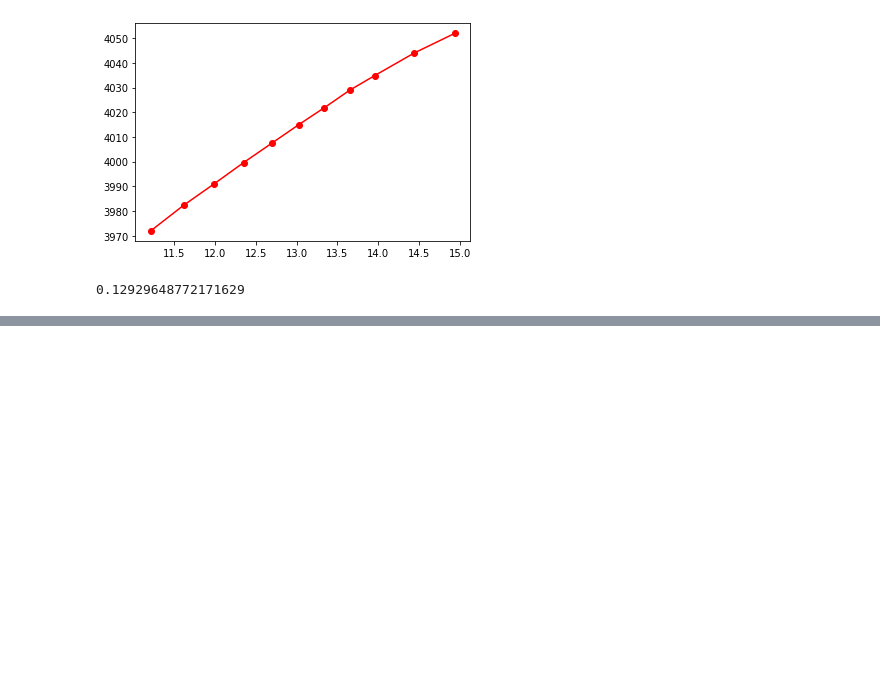
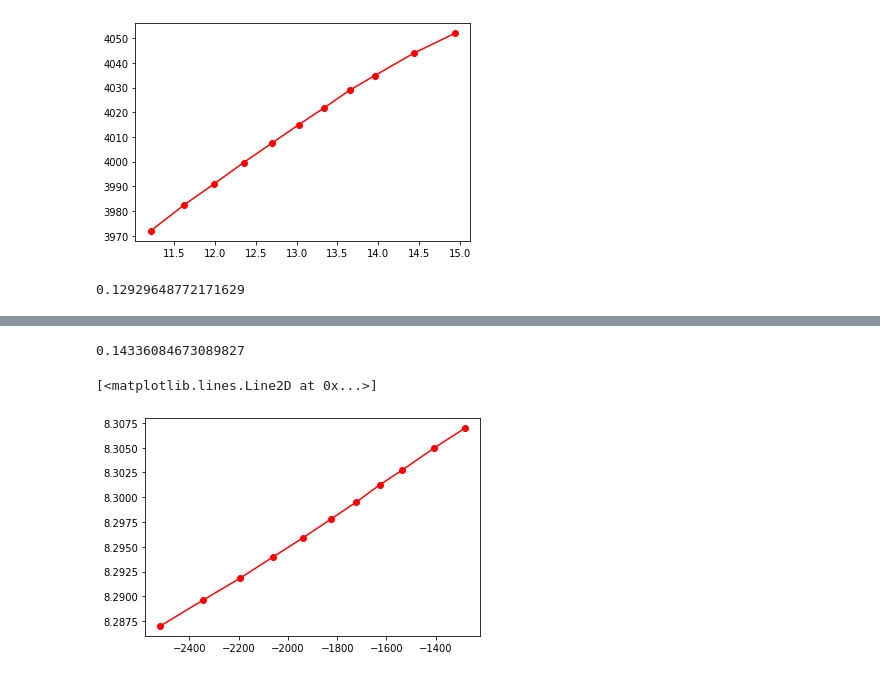
Before and after one commit to IDAnton/BET, a Jupyter notebook: BET.ipynb, the cells around one changed output, grey strips where cells are left out. Drawn from its saved outputs; the diff is of its cells as text; code cells hidden in the pictures; blank space fills up the shorter version.

```diff
--- a/BET.ipynb
+++ b/BET.ipynb
@@ -136,0 +139,26 @@ print(V)
+# %%
+N = 12
+M = 23
+am = a/22.4*10**3 # sorb in mole/g
+a_ln = np.log(am)
+T = 77 # K
+R = 8.31446 # Дж/(моль∙К)
+A = R*T*2*np.log(p)
+model = LinearRegression()
+model.fit(A[N:M], a_ln[N:M])
+r = model.score(A[N:M], a_ln[N:M])
+k = model.coef_[0][0]
+b = model.intercept_[0]
+
+b = np.exp(b)
+
+dens_N = 0.808 # g(adsorb)/cm^3
+mol_mass_N2 = 28 # g(adsorb)/mole
+V = b * mol_mass_N2 * 10 **-6 / dens_N # cm^3/g(adsorb)
+print(V)
+
+plt.plot(A[N:M], a_ln[N:M], marker='o', c='r')
+# %% [output]
+0.14336084673089827
+[<matplotlib.lines.Line2D at 0x...>]
+[figure, added]
```
Also changed, not shown: parts of 1 cell of this notebook.
